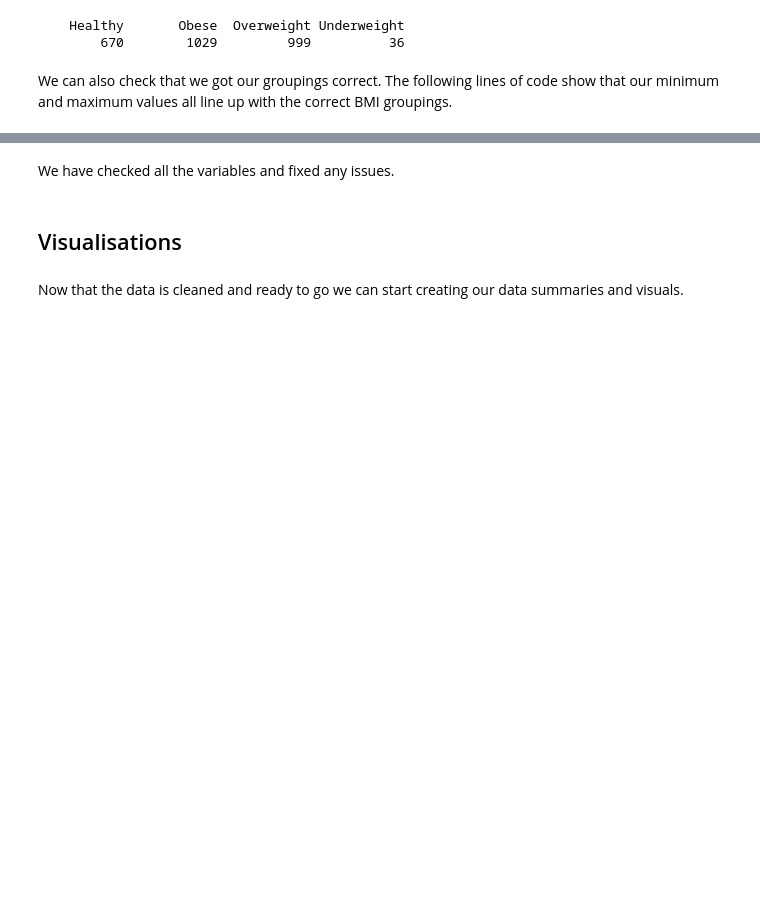
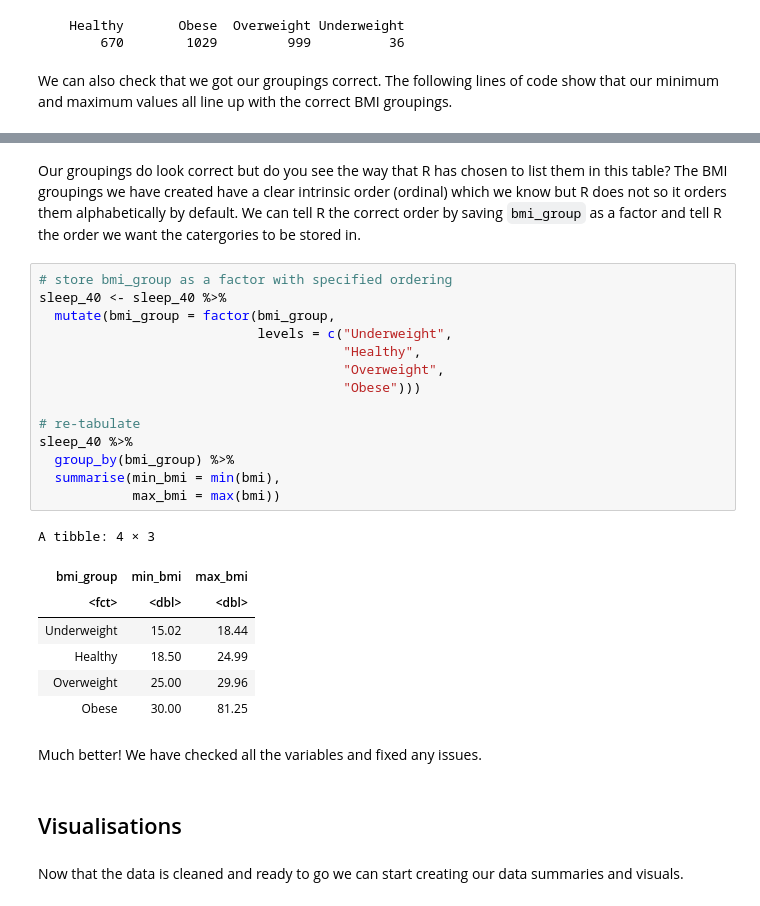
Before and after one commit to CicelyKrystyna/MD4002_RWorkshop, a Jupyter notebook: MD4002_RWorkshop.ipynb, the cells around one changed output, grey strips where cells are left out. Saved outputs shown, nothing was run; the diff lists cells and outputs as text; blank space fills up the shorter version.

```diff
--- a/MD4002_RWorkshop.ipynb
+++ b/MD4002_RWorkshop.ipynb
@@ -429,5 +488,29 @@ A tibble: 4 × 3
+# %% [markdown]
+Our groupings do look correct but do you see the way that R has chosen to list them in this table? The BMI groupings we have created have a clear intrinsic order (ordinal) which we know but R does not so it orders them alphabetically by default. We can tell R the correct order by saving `bmi_group` as a factor and tell R the order we want the catergories to be stored in.
+# %%
+# store bmi_group as a factor with specified ordering
+sleep_40 <- sleep_40 %>%
+  mutate(bmi_group = factor(bmi_group,
+                            levels = c("Underweight",
+                                       "Healthy",
+                                       "Overweight",
+                                       "Obese")))
+
+# re-tabulate
+sleep_40 %>%
+  group_by(bmi_group) %>%
+  summarise(min_bmi = min(bmi),
+            max_bmi = max(bmi))
+# %% [output]
+A tibble: 4 × 3
+| bmi_group | min_bmi | max_bmi |
+| <fct> | <dbl> | <dbl> |
+| Underweight | 15.02 | 18.44 |
+| Healthy | 18.50 | 24.99 |
+| Overweight | 25.00 | 29.96 |
+| Obese | 30.00 | 81.25 |
 # %% [markdown]
-We have checked all the variables and fixed any issues.
+Much better! We have checked all the variables and fixed any issues.
 # %% [markdown]
 ## Visualisations
 # %% [markdown]
```
Also changed, not shown: parts of 41 cells of this notebook.
